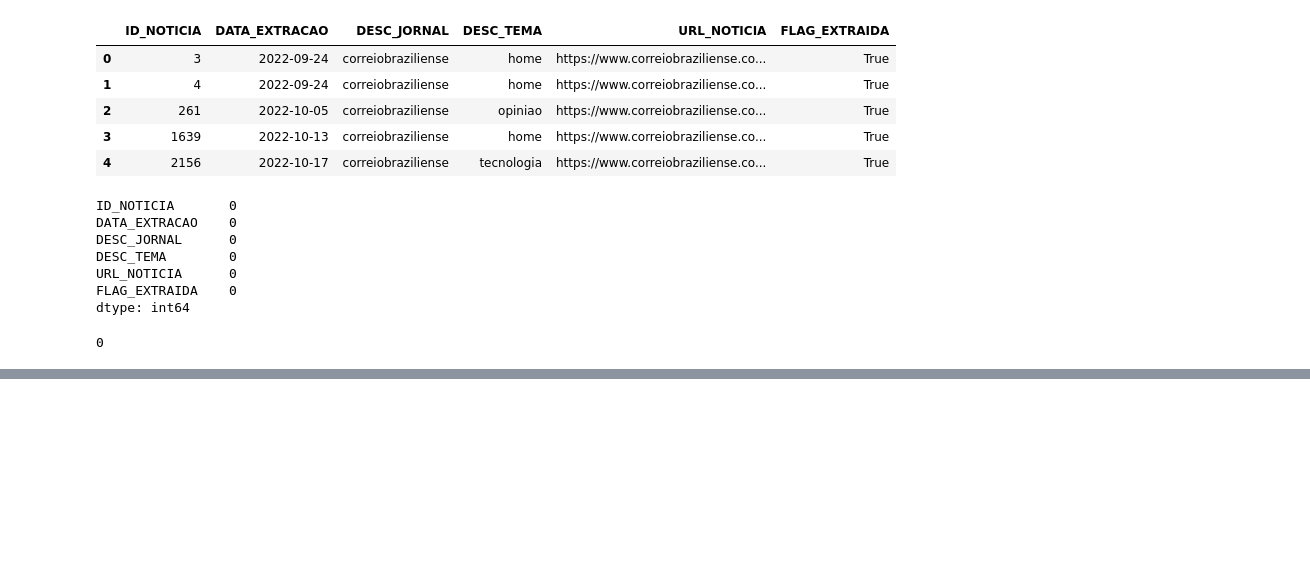
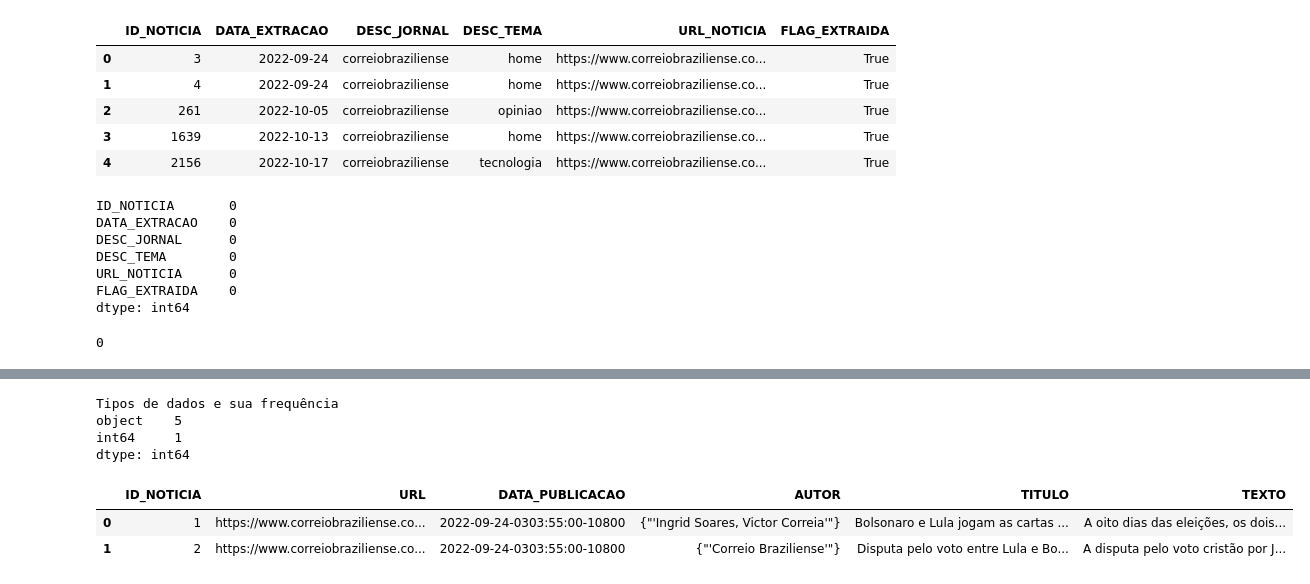
Before and after one commit to rafhaelom/monitoring-webscraping-newspaper, a Jupyter notebook: monitoramento_dados_webscraping_newspaper.ipynb, the cells around one changed output, grey strips where cells are left out. Saved outputs shown, nothing was run; the diff lists cells and outputs as text; code cells hidden in the pictures; blank space fills up the shorter version.

```diff
--- a/monitoramento_dados_webscraping_newspaper.ipynb
+++ b/monitoramento_dados_webscraping_newspaper.ipynb
@@ -224,9 +222,7 @@ df_filmes_qtd_ator = pd.DataFrame({'DESC_TEMA':filmes_qtd_ator.index, 'DATA_EXTR
 engine = create_engine(f'postgresql://{user}:{password}@{host}/{dbname}')
 conn = engine.connect()
 
-df_txt = pd.read_sql(text('''select * from tb_texto_noticias
-                            where "DATA_PUBLICACAO" between '2023-02-01-0000:000:00-10800'
-                            AND '2023-02-30-0000:00:00-10800';'''), conn)
-df_txt.shape
+df_txt = pd.read_sql(text('''select * from tb_texto_noticias;'''), conn)
+print(df_txt.shape)
 
 conn.close()
@@ -237,0 +248,15 @@ df_txt.head(1)
+# %%
+# Verificando os tipos de dados.
+print("Tipos de dados e sua frequência\n{}".format(df_txt.dtypes.value_counts()))
+# %% [output]
+Tipos de dados e sua frequência
+object    5
+int64     1
+dtype: int64
+# %%
+# Observando a abse de dados
+df_txt.head(2)
+# %% [output]
+|  | ID_NOTICIA | URL | DATA_PUBLICACAO | AUTOR | TITULO | TEXTO |
+| 0 | 1 | https://www.correiobraziliense.co... | 2022-09-24-0303:55:00-10800 | {"'Ingrid Soares, Victor Correia'"} | Bolsonaro e Lula jogam as cartas ... | A oito dias das eleições, os dois... |
+| 1 | 2 | https://www.correiobraziliense.co... | 2022-09-24-0303:55:00-10800 | {"'Correio Braziliense'"} | Disputa pelo voto entre Lula e Bo... | A disputa pelo voto cristão por J... |
```
Also changed, not shown: parts of 23 cells of this notebook.
